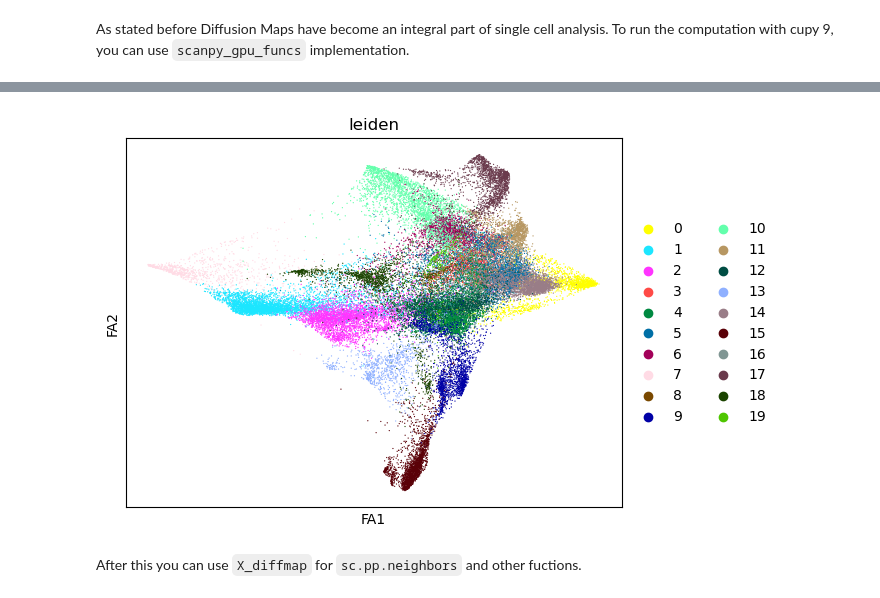
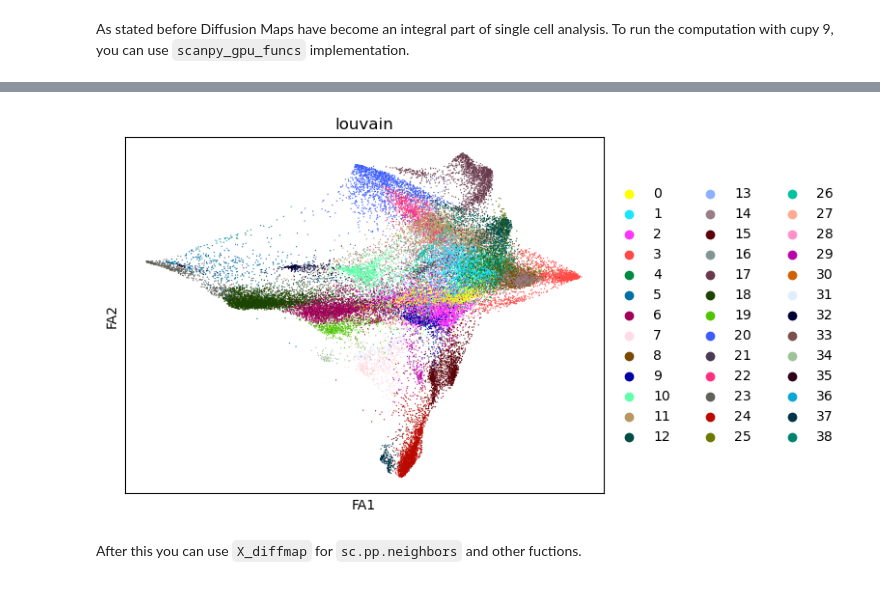
Before and after one commit to scverse/rapids_singlecell, a Jupyter notebook: docs/notebooks/demo_gpu.ipynb, the cells around one changed output, grey strips where cells are left out. Saved outputs shown, nothing was run; the diff lists cells and outputs as text; code cells hidden in the pictures.

```diff
--- a/docs/notebooks/demo_gpu.ipynb
+++ b/docs/notebooks/demo_gpu.ipynb
@@ -364,7 +360,7 @@ Wall time: 248 ms
 # %%
-sc.pl.draw_graph(tdata, color='leiden')
+sc.pl.draw_graph(tdata, color='louvain')
 # %% [output]
-[figure, old version]
+[figure, new version]
 # %% [markdown]
 After this you can use `X_diffmap` for `sc.pp.neighbors` and other fuctions.
 # %%
```
Also changed, not shown: parts of 54 cells of this notebook, 3 other files.
